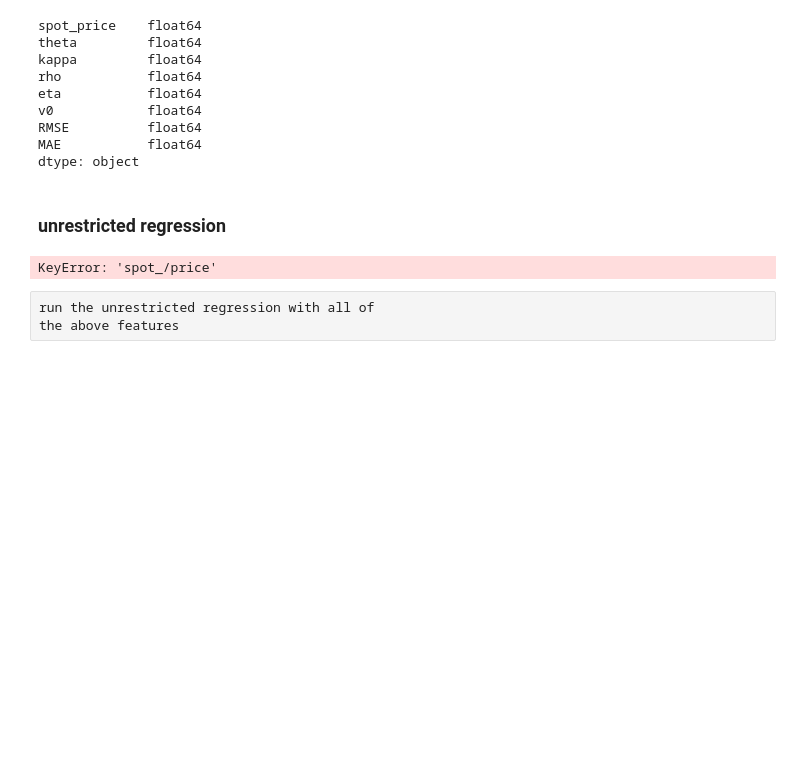
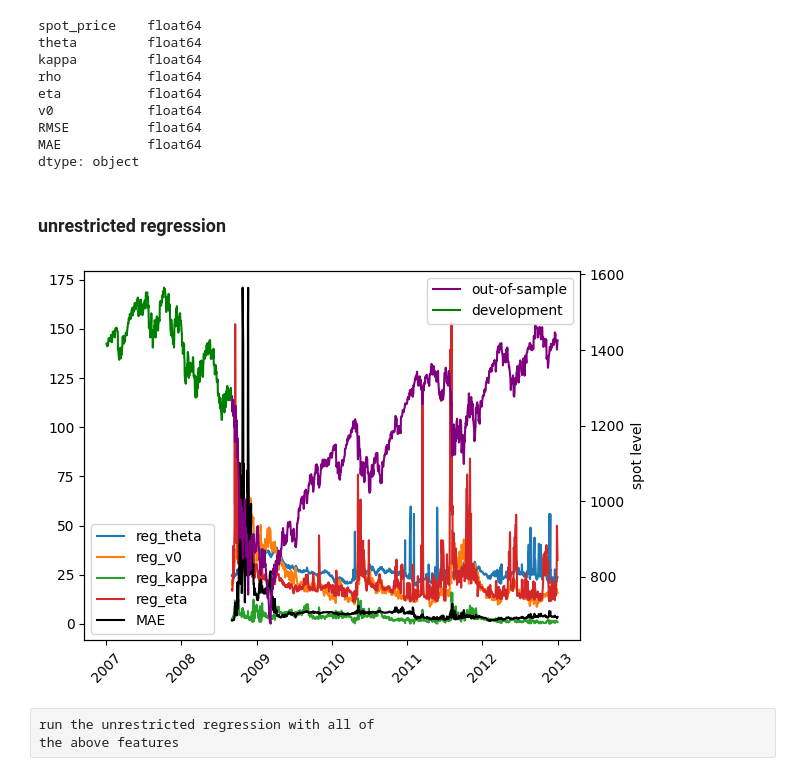
Before and after one commit to boomelage/machine-learning-option-pricing, a Jupyter notebook: trained_model_backtesting.ipynb, the cells around one changed output. Cells and saved outputs as stored; diff of their text form; code cells hidden in the pictures; blank space fills up the shorter version.

```diff
--- a/trained_model_backtesting.ipynb
+++ b/trained_model_backtesting.ipynb
@@ -130,32 +130,29 @@ dtype: object
 ### unrestricted regression
 # %%
 X = pd.DataFrame()
-X['spot_price'] = regression_data['spot_price']
-X[['theta', 'v0',]] = np.sqrt(regression_data[['theta', 'v0']])*100
-X['kappa'] = regression_data['kappa']
-X['eta'] = regression_data['eta']*100
+X['reg_s'] = regression_data['spot_price']
+X[['reg_theta', 'reg_v0',]] = np.sqrt(regression_data[['theta', 'v0']])*100
+X['reg_kappa'] = regression_data['kappa']
+X['reg_eta'] = regression_data['eta']*100
 
-train_spots = train_data['spot_price'].drop_duplicates()
-# train_spots, X.iloc[:,0] = np.log(train_data['spot_price'].drop_duplicates()),np.log(X.iloc[:,0])
-
-target_name = 'RMSE'
+target_name = 'MAE'
 y = regression_data[target_name].loc[X.index]
 fit_intercept = False
 
 fig, ax1 = plt.subplots()
+plt.xticks(rotation=45)
 ax2 = ax1.twinx()
-plt.xticks(rotation=45)
 for column in X.columns[1:]:
     ax1.plot(X.index, X[column], label=column)
 ax1.plot(X.index, y, label=target_name, color="black")
-ax2.plot(X.index, X['spot_price'], label='out-of-sample', color="purple")
+ax2.plot(X.index, X['reg_s'], label='out-of-sample', color="purple")
 ax2.plot(train_spots,color='green',label='development')
 ax2.set_ylabel("spot level")
 ax1.legend(loc='lower left')
 ax2.legend(loc="upper right")
 plt.show()
 # %% [output]
-KeyError: 'spot_/price'
+[figure, added]
 # %% [raw]
 run the unrestricted regression with all of
 the above features
```
Also changed, not shown: parts of 4 cells of this notebook, 6 other files.
